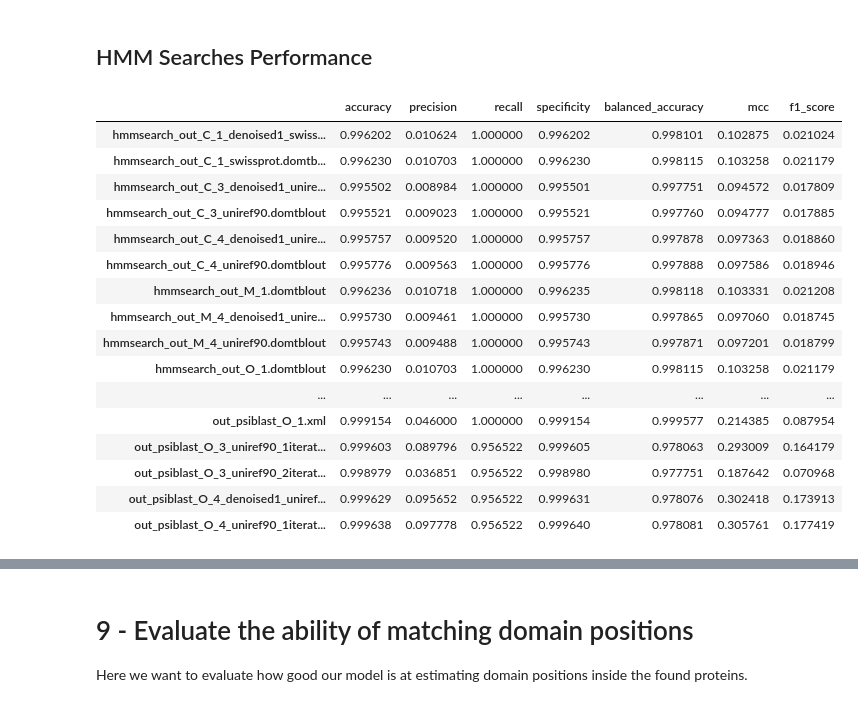
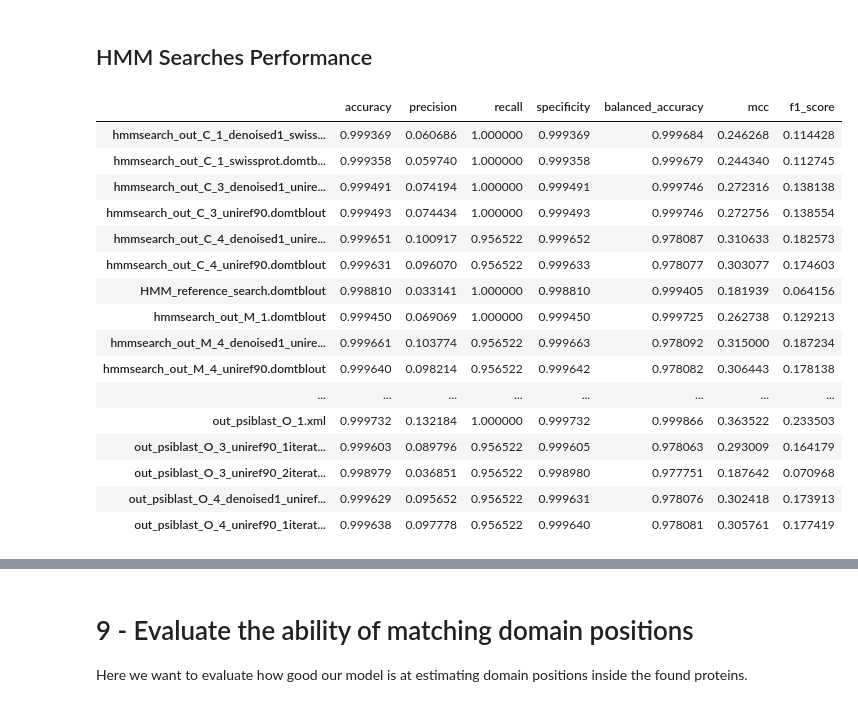
Before and after one commit to AlessandroManente/BD_Project_DS, a Jupyter notebook: Team_1_Project.ipynb, the cells around one changed output, grey strips where cells are left out. Drawn from its saved outputs; the diff is of its cells as text; code cells hidden in the pictures.

```diff
--- a/Team_1_Project.ipynb
+++ b/Team_1_Project.ipynb
@@ -27,22 +27,22 @@ Once we made the PSI-BLAST e HMM-searches we will have some files where all the
 # %% [markdown]
 ## HMM Searches Performance
 # %%
-metrics_df, parsed_tblouts, parsed_domtblouts, parsed_psiblast = metrics_8(gt)
+metrics_df, parsed_tblouts, parsed_domtblouts, parsed_psiblast = metrics_8(gt, 0.01, 0.01, 0.01)
 metrics_df
 # %% [output]
 |  | accuracy | precision | recall | specificity | balanced_accuracy | mcc | f1_score |
-| hmmsearch_out_C_1_denoised1_swiss... | 0.996202 | 0.010624 | 1.000000 | 0.996202 | 0.998101 | 0.102875 | 0.021024 |
-| hmmsearch_out_C_1_swissprot.domtb... | 0.996230 | 0.010703 | 1.000000 | 0.996230 | 0.998115 | 0.103258 | 0.021179 |
-| hmmsearch_out_C_3_denoised1_unire... | 0.995502 | 0.008984 | 1.000000 | 0.995501 | 0.997751 | 0.094572 | 0.017809 |
-| hmmsearch_out_C_3_uniref90.domtblout | 0.995521 | 0.009023 | 1.000000 | 0.995521 | 0.997760 | 0.094777 | 0.017885 |
-| hmmsearch_out_C_4_denoised1_unire... | 0.995757 | 0.009520 | 1.000000 | 0.995757 | 0.997878 | 0.097363 | 0.018860 |
-| hmmsearch_out_C_4_uniref90.domtblout | 0.995776 | 0.009563 | 1.000000 | 0.995776 | 0.997888 | 0.097586 | 0.018946 |
-| hmmsearch_out_M_1.domtblout | 0.996236 | 0.010718 | 1.000000 | 0.996235 | 0.998118 | 0.103331 | 0.021208 |
-| hmmsearch_out_M_4_denoised1_unire... | 0.995730 | 0.009461 | 1.000000 | 0.995730 | 0.997865 | 0.097060 | 0.018745 |
-| hmmsearch_out_M_4_uniref90.domtblout | 0.995743 | 0.009488 | 1.000000 | 0.995743 | 0.997871 | 0.097201 | 0.018799 |
-| hmmsearch_out_O_1.domtblout | 0.996230 | 0.010703 | 1.000000 | 0.996230 | 0.998115 | 0.103258 | 0.021179 |
+| hmmsearch_out_C_1_denoised1_swiss... | 0.999369 | 0.060686 | 1.000000 | 0.999369 | 0.999684 | 0.246268 | 0.114428 |
+| hmmsearch_out_C_1_swissprot.domtb... | 0.999358 | 0.059740 | 1.000000 | 0.999358 | 0.999679 | 0.244340 | 0.112745 |
+| hmmsearch_out_C_3_denoised1_unire... | 0.999491 | 0.074194 | 1.000000 | 0.999491 | 0.999746 | 0.272316 | 0.138138 |
+| hmmsearch_out_C_3_uniref90.domtblout | 0.999493 | 0.074434 | 1.000000 | 0.999493 | 0.999746 | 0.272756 | 0.138554 |
+| hmmsearch_out_C_4_denoised1_unire... | 0.999651 | 0.100917 | 0.956522 | 0.999652 | 0.978087 | 0.310633 | 0.182573 |
+| hmmsearch_out_C_4_uniref90.domtblout | 0.999631 | 0.096070 | 0.956522 | 0.999633 | 0.978077 | 0.303077 | 0.174603 |
+| HMM_reference_search.domtblout | 0.998810 | 0.033141 | 1.000000 | 0.998810 | 0.999405 | 0.181939 | 0.064156 |
+| hmmsearch_out_M_1.domtblout | 0.999450 | 0.069069 | 1.000000 | 0.999450 | 0.999725 | 0.262738 | 0.129213 |
+| hmmsearch_out_M_4_denoised1_unire... | 0.999661 | 0.103774 | 0.956522 | 0.999663 | 0.978092 | 0.315000 | 0.187234 |
+| hmmsearch_out_M_4_uniref90.domtblout | 0.999640 | 0.098214 | 0.956522 | 0.999642 | 0.978082 | 0.306443 | 0.178138 |
 | ... | ... | ... | ... | ... | ... | ... | ... |
-| out_psiblast_O_1.xml | 0.999154 | 0.046000 | 1.000000 | 0.999154 | 0.999577 | 0.214385 | 0.087954 |
+| out_psiblast_O_1.xml | 0.999732 | 0.132184 | 1.000000 | 0.999732 | 0.999866 | 0.363522 | 0.233503 |
 | out_psiblast_O_3_uniref90_1iterat... | 0.999603 | 0.089796 | 0.956522 | 0.999605 | 0.978063 | 0.293009 | 0.164179 |
 | out_psiblast_O_3_uniref90_2iterat... | 0.998979 | 0.036851 | 0.956522 | 0.998980 | 0.977751 | 0.187642 | 0.070968 |
 | out_psiblast_O_4_denoised1_uniref... | 0.999629 | 0.095652 | 0.956522 | 0.999631 | 0.978076 | 0.302418 | 0.173913 |
```
Also changed, not shown: parts of 3 cells of this notebook, 8 other files.
